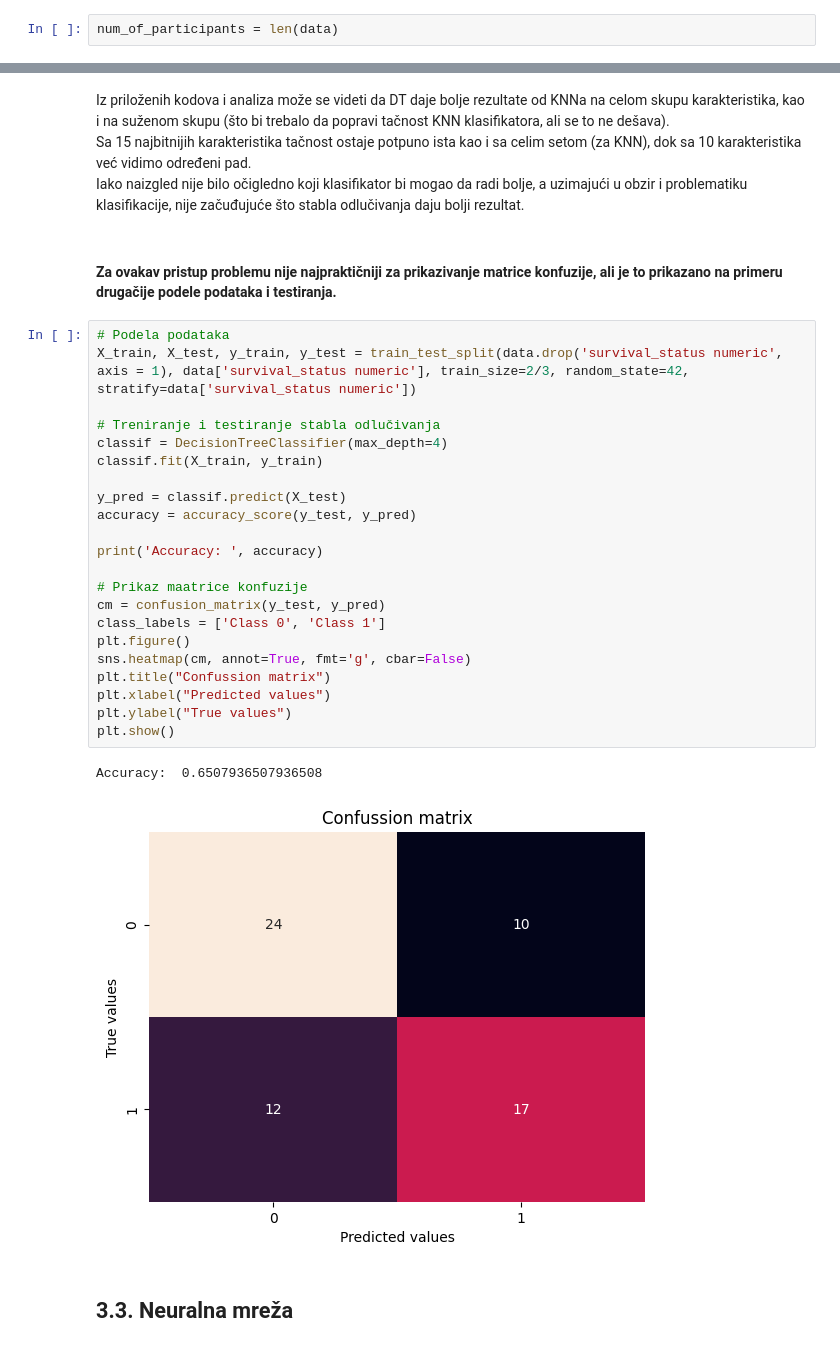
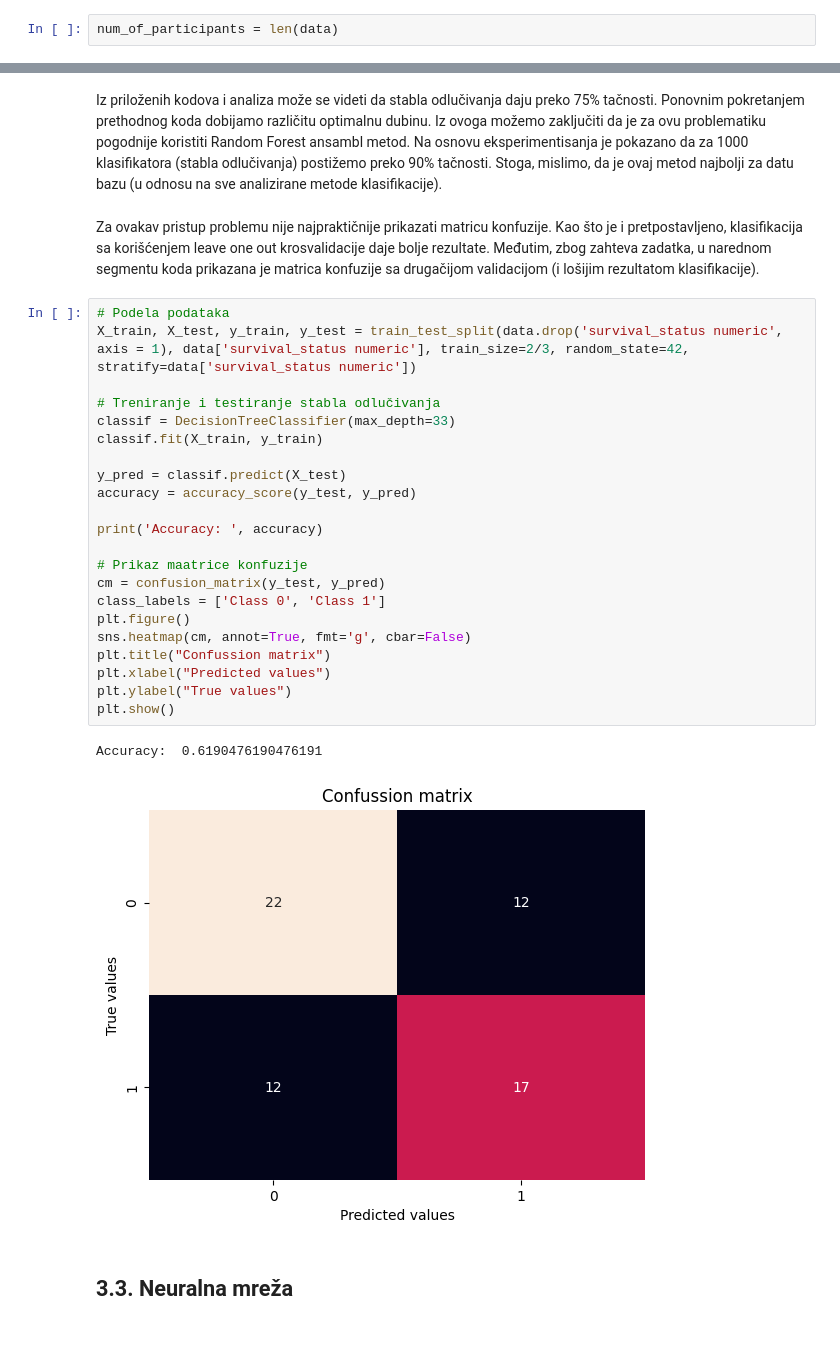
Before and after one commit to nedeljkovicmajaa/som-projekat, a Jupyter notebook: som-projekat-main.ipynb, the cells around one changed output, grey strips where cells are left out. Cells and saved outputs as stored; diff of their text form.

```diff
--- a/som-projekat-main.ipynb
+++ b/som-projekat-main.ipynb
@@ -637,34 +578,32 @@ Maksimalna tacnost:  0.7647058823529411 , za vrednost parametra:  19
-# %% [markdown]
-Iz priloženih kodova i analiza može se videti da DT daje bolje rezultate od KNNa na celom skupu karakteristika, kao i na suženom skupu (što bi trebalo da popravi tačnost KNN klasifikatora, ali se to ne dešava).
-Sa 15 najbitnijih karakteristika tačnost ostaje potpuno ista kao i sa celim setom (za KNN), dok sa 10 karakteristika već vidimo određeni pad.
-Iako naizgled nije bilo očigledno koji klasifikator bi mogao da radi bolje, a uzimajući u obzir i problematiku klasifikacije, nije začuđujuće što stabla odlučivanja daju bolji rezultat.
-# %% [markdown]
-#### Za ovakav pristup problemu nije najpraktičniji za prikazivanje matrice konfuzije, ali je to prikazano na primeru drugačije podele podataka i testiranja.
+# %% [markdown]
+Iz priloženih kodova i analiza može se videti da stabla odlučivanja daju preko 75% tačnosti. Ponovnim pokretanjem prethodnog koda dobijamo različitu optimalnu dubinu. Iz ovoga možemo zaključiti da je za ovu problematiku pogodnije koristiti Random Forest ansambl metod. Na osnovu eksperimentisanja je pokazano da za 1000 klasifikatora (stabla odlučivanja) postižemo preko 90% tačnosti. Stoga, mislimo, da je ovaj metod najbolji za datu bazu (u odnosu na sve analizirane metode klasifikacije).
+# %% [markdown]
+Za ovakav pristup problemu nije najpraktičnije prikazati matricu konfuzije. Kao što je i pretpostavljeno, klasifikacija sa korišćenjem leave one out krosvalidacije daje bolje rezultate. Međutim, zbog zahteva zadatka, u narednom segmentu koda prikazana je matrica konfuzije sa drugačijom validacijom (i lošijim rezultatom klasifikacije).
 # %%
 # Podela podataka
 X_train, X_test, y_train, y_test = train_test_split(data.drop('survival_status numeric', axis = 1), data['survival_status numeric'], train_size=2/3, random_state=42, stratify=data['survival_status numeric'])
 
 # Treniranje i testiranje stabla odlučivanja
-classif = DecisionTreeClassifier(max_depth=4)
+classif = DecisionTreeClassifier(max_depth=33)
 classif.fit(X_train, y_train)
 
 y_pred = classif.predict(X_test)
 accuracy = accuracy_score(y_test, y_pred)
 
 print('Accuracy: ', accuracy)
 
 # Prikaz maatrice konfuzije
 cm = confusion_matrix(y_test, y_pred)
 class_labels = ['Class 0', 'Class 1']
 plt.figure()
 sns.heatmap(cm, annot=True, fmt='g', cbar=False)
 plt.title("Confussion matrix")
 plt.xlabel("Predicted values")
 plt.ylabel("True values")
 plt.show()
 # %% [output]
-Accuracy:  0.6507936507936508
+Accuracy:  0.6190476190476191
-[figure, old version]
+[figure, new version]
 # %% [markdown]
 ## 3.3. Neuralna mreža
 # %%
```
Also changed, not shown: parts of 50 cells of this notebook, 1 other file.
